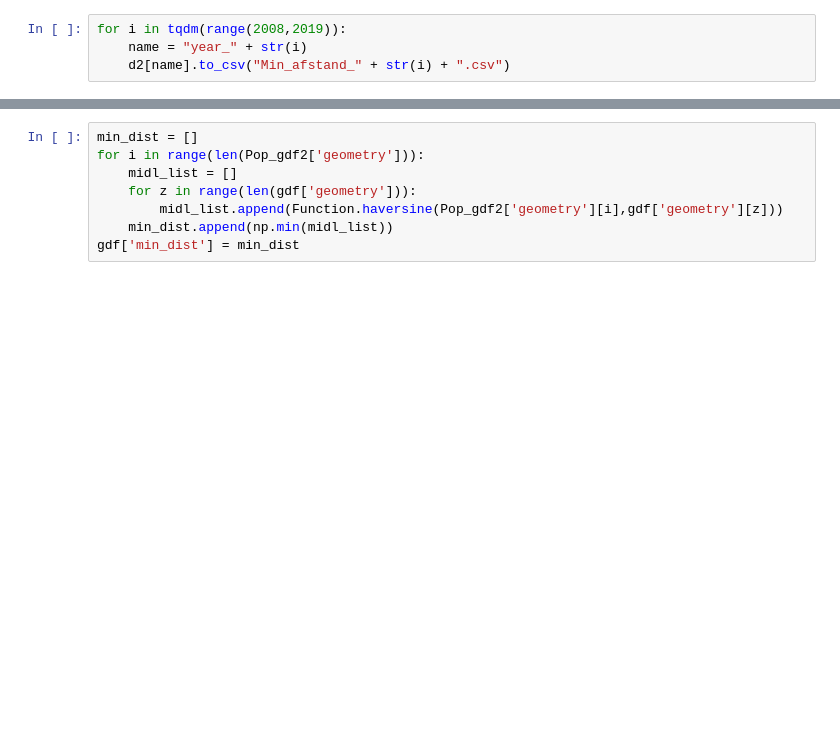
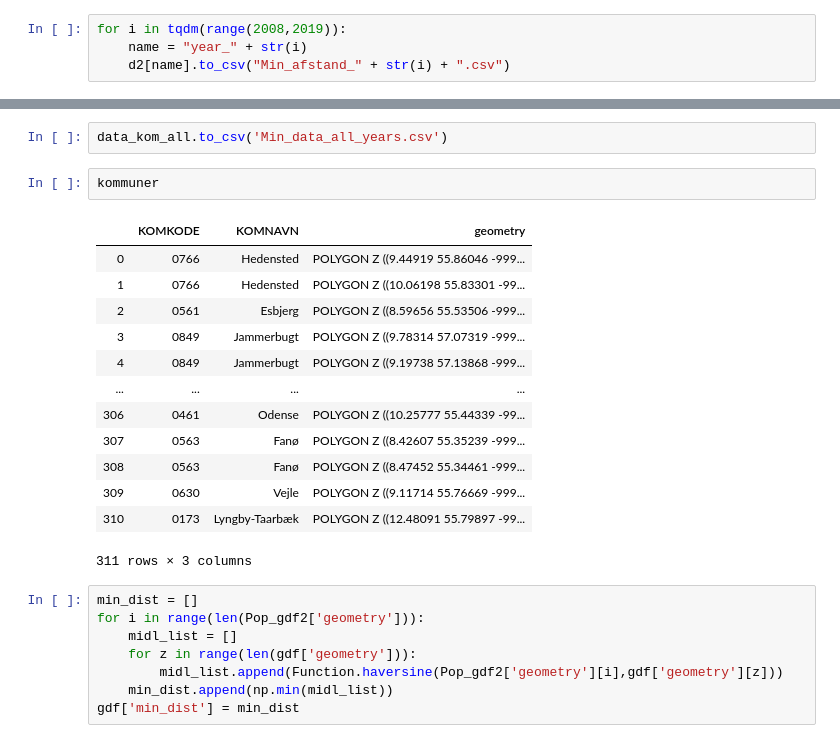
Before and after one commit to Oliverkobaek/thesis_2020, a Jupyter notebook: Population x Apotek.ipynb, the cells around one changed output, grey strips where cells are left out. Saved outputs shown, nothing was run; the diff lists cells and outputs as text; blank space fills up the shorter version.

```diff
--- a/Population x Apotek.ipynb
+++ b/Population x Apotek.ipynb
@@ -325,3 +446,21 @@ for i in tqdm(range(2008,2019)):
+# %%
+data_kom_all.to_csv('Min_data_all_years.csv')
+# %%
+kommuner
+# %% [output]
+|  | KOMKODE | KOMNAVN | geometry |
+| 0 | 0766 | Hedensted | POLYGON Z ((9.44919 55.86046 -999... |
+| 1 | 0766 | Hedensted | POLYGON Z ((10.06198 55.83301 -99... |
+| 2 | 0561 | Esbjerg | POLYGON Z ((8.59656 55.53506 -999... |
+| 3 | 0849 | Jammerbugt | POLYGON Z ((9.78314 57.07319 -999... |
+| 4 | 0849 | Jammerbugt | POLYGON Z ((9.19738 57.13868 -999... |
+| ... | ... | ... | ... |
+| 306 | 0461 | Odense | POLYGON Z ((10.25777 55.44339 -99... |
+| 307 | 0563 | Fanø | POLYGON Z ((8.42607 55.35239 -999... |
+| 308 | 0563 | Fanø | POLYGON Z ((8.47452 55.34461 -999... |
+| 309 | 0630 | Vejle | POLYGON Z ((9.11714 55.76669 -999... |
+| 310 | 0173 | Lyngby-Taarbæk | POLYGON Z ((12.48091 55.79897 -99... |
+311 rows × 3 columns
 # %%
 min_dist = []
 for i in range(len(Pop_gdf2['geometry'])):
```
Also changed, not shown: parts of 11 cells of this notebook, 2 other files.
